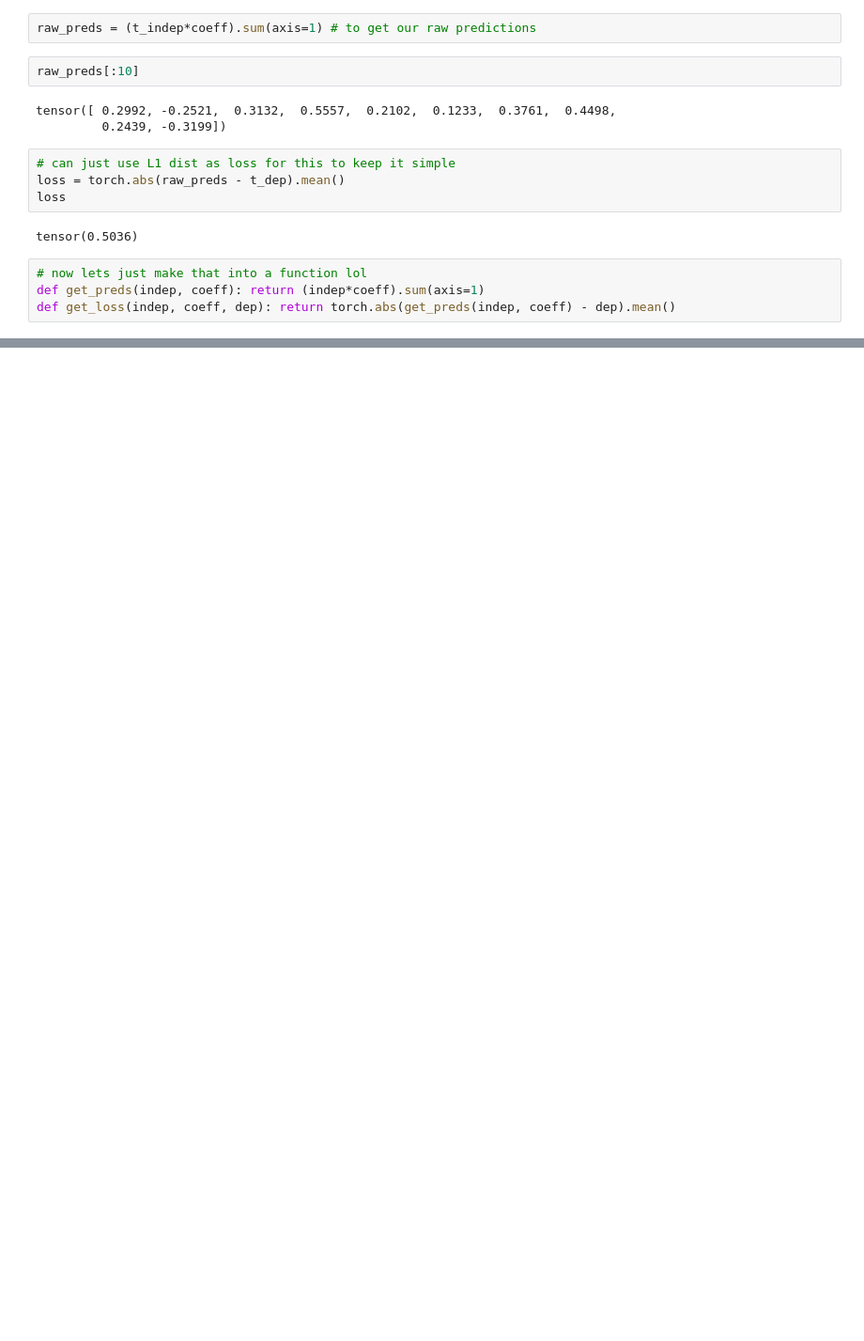
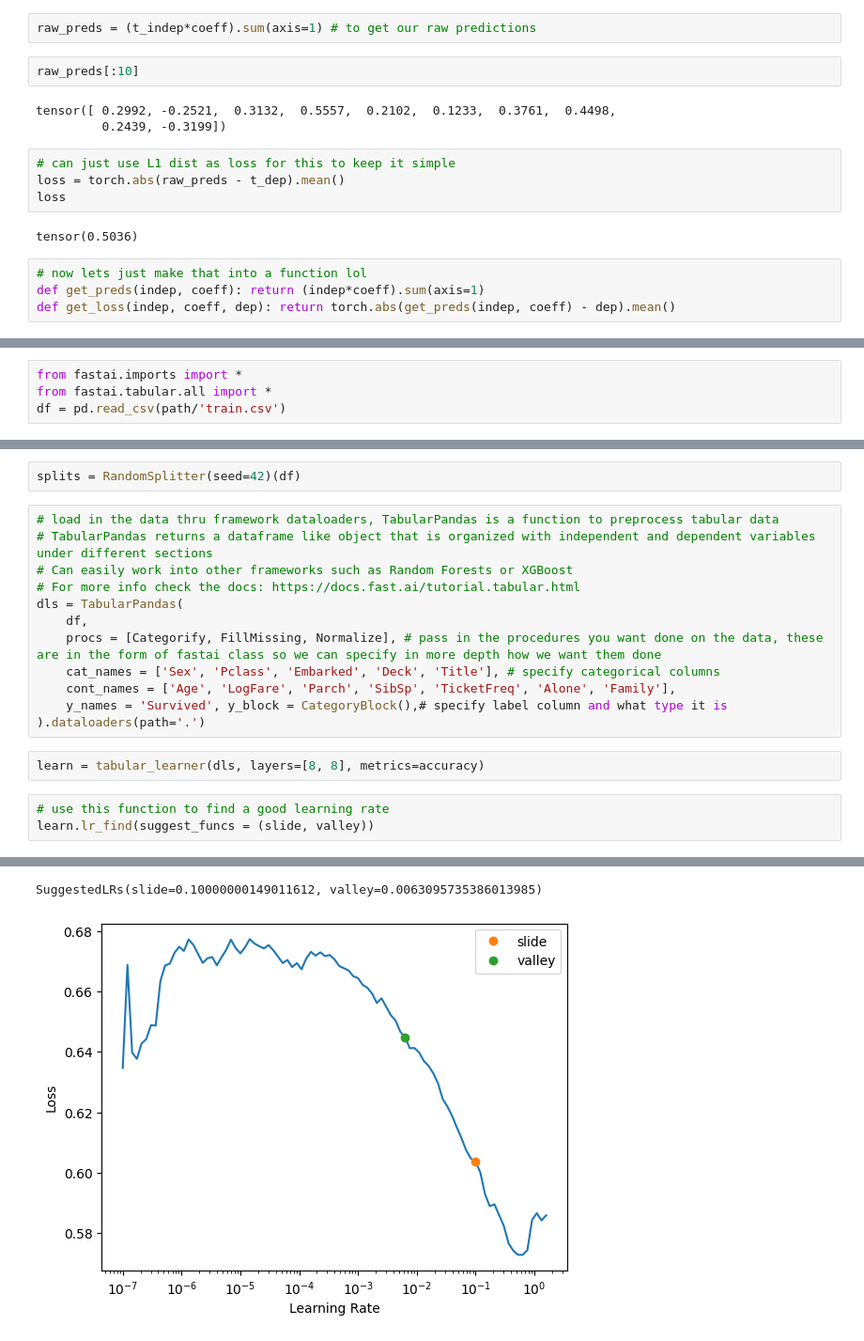
Before and after one commit to Sina-Haz/fastai-kaggle, a Jupyter notebook: Titanic.ipynb, the cells around one changed output, grey strips where cells are left out. Shown: that part at 94% size. Saved outputs shown, nothing was run; the diff lists cells and outputs as text; blank space fills up the shorter version.

Commit message:
Updated to include from scratch nn, fastai model, ensemble model

```diff
--- a/Titanic.ipynb
+++ b/Titanic.ipynb
@@ -217,0 +635,4 @@ def get_loss(indep, coeff, dep): return torch.abs(get_preds(indep, coeff) - dep)
+# %%
+from fastai.imports import *
+from fastai.tabular.all import *
+df = pd.read_csv(path/'train.csv')
@@ -217,0 +662,20 @@ def get_loss(indep, coeff, dep): return torch.abs(get_preds(indep, coeff) - dep)
+# %%
+splits = RandomSplitter(seed=42)(df)
+# %%
+# load in the data thru framework dataloaders, TabularPandas is a function to preprocess tabular data
+# TabularPandas returns a dataframe like object that is organized with independent and dependent variables under different sections
+# Can easily work into other frameworks such as Random Forests or XGBoost
+# For more info check the docs: https://docs.fast.ai/tutorial.tabular.html
+dls = TabularPandas(
+    df,
+    procs = [Categorify, FillMissing, Normalize], # pass in the procedures you want done on the data, these are in the form of fastai class so we can specify in more depth how we want them done
+    cat_names = ['Sex', 'Pclass', 'Embarked', 'Deck', 'Title'], # specify categorical columns
+    cont_names = ['Age', 'LogFare', 'Parch', 'SibSp', 'TicketFreq', 'Alone', 'Family'],
+    y_names = 'Survived', y_block = CategoryBlock(),# specify label column and what type it is
+).dataloaders(path='.')
+# %%
+learn = tabular_learner(dls, layers=[8, 8], metrics=accuracy)
+# %%
+# use this function to find a good learning rate
+learn.lr_find(suggest_funcs = (slide, valley))
+# %% [output]
@@ -217,0 +683,2 @@ def get_loss(indep, coeff, dep): return torch.abs(get_preds(indep, coeff) - dep)
+SuggestedLRs(slide=0.10000000149011612, valley=0.0063095735386013985)
+[figure, added]
```
Also changed, not shown: parts of 61 cells of this notebook.
